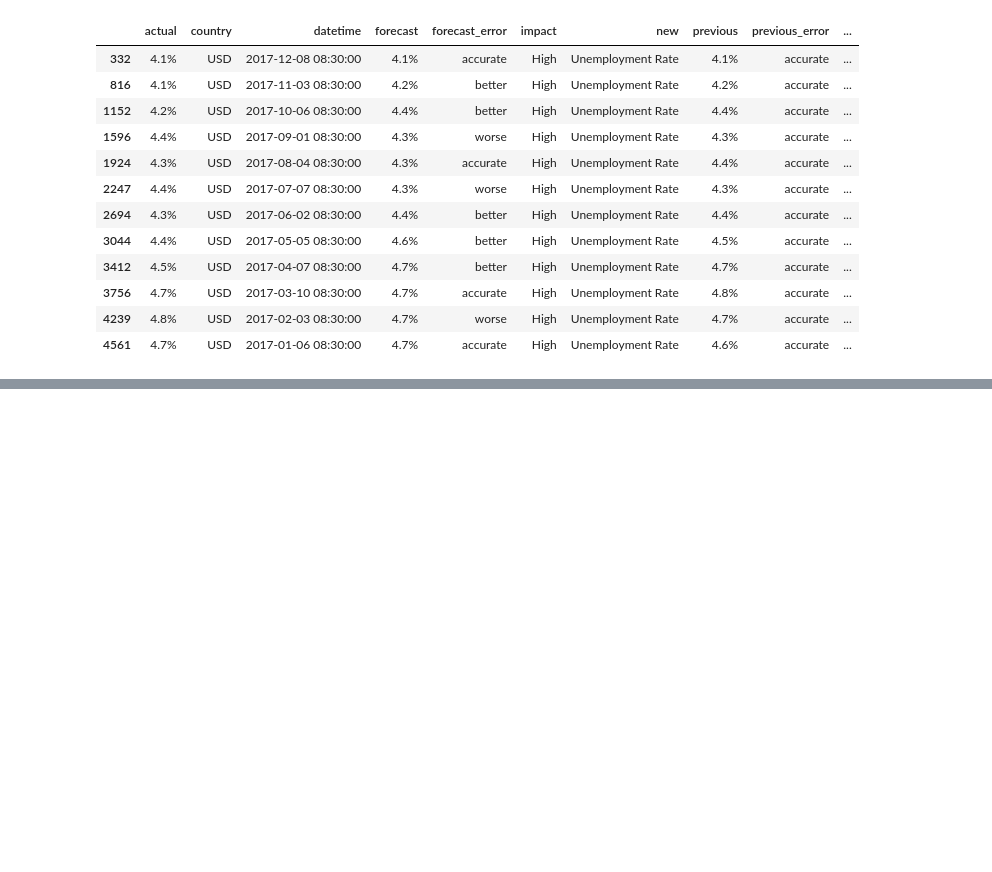
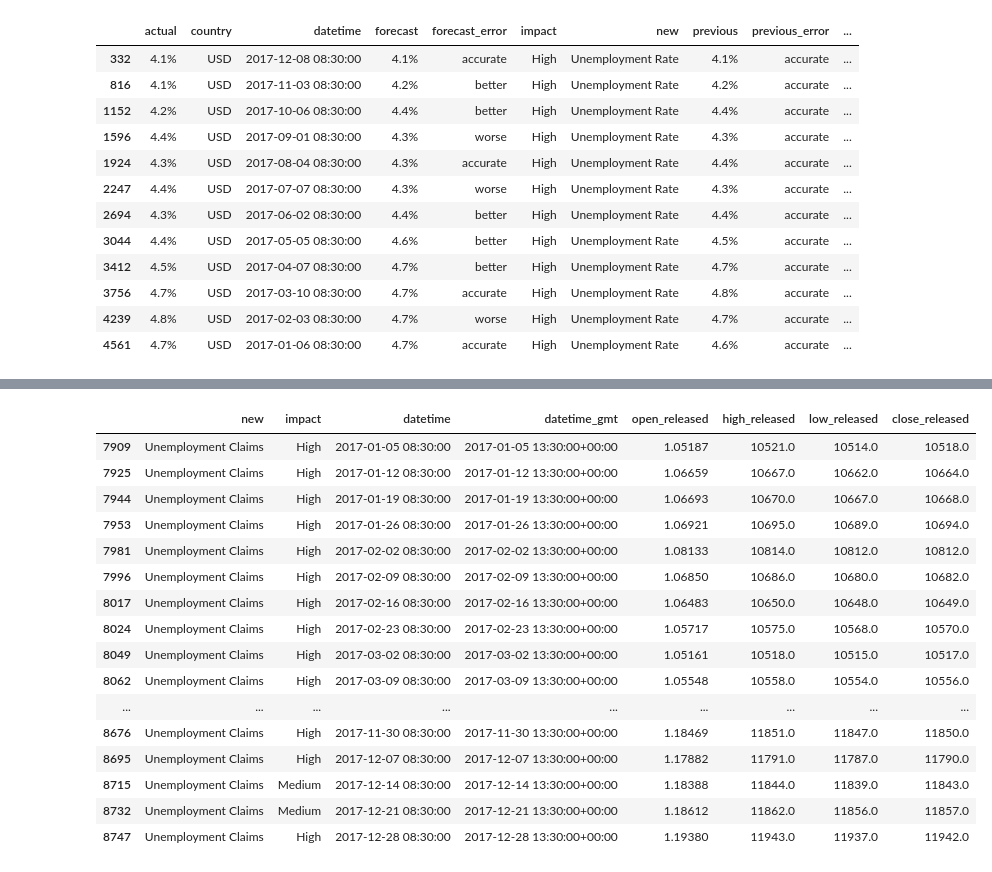
Before and after one commit to msanzsanz/PFM_EconomicNewsImpact, a Jupyter notebook: code/data_curation/data_familiarity.ipynb, the cells around one changed output, grey strips where cells are left out. Drawn from its saved outputs; the diff is of its cells as text; code cells hidden in the pictures; blank space fills up the shorter version.

```diff
--- a/code/data_curation/data_familiarity.ipynb
+++ b/code/data_curation/data_familiarity.ipynb
@@ -627,0 +420,20 @@ df[(df['new'] == 'Unemployment Rate') & (df['year'] == 2013)]
+# %%
+df[(df['new'] ==  'Unemployment Claims') & (df['year'] == 2017)][['new', 'impact','datetime','datetime_gmt', 'open_released','high_released','low_released','close_released']]
+# %% [output]
+|  | new | impact | datetime | datetime_gmt | open_released | high_released | low_released | close_released |
+| 7909 | Unemployment Claims | High | 2017-01-05 08:30:00 | 2017-01-05 13:30:00+00:00 | 1.05187 | 10521.0 | 10514.0 | 10518.0 |
+| 7925 | Unemployment Claims | High | 2017-01-12 08:30:00 | 2017-01-12 13:30:00+00:00 | 1.06659 | 10667.0 | 10662.0 | 10664.0 |
+| 7944 | Unemployment Claims | High | 2017-01-19 08:30:00 | 2017-01-19 13:30:00+00:00 | 1.06693 | 10670.0 | 10667.0 | 10668.0 |
+| 7953 | Unemployment Claims | High | 2017-01-26 08:30:00 | 2017-01-26 13:30:00+00:00 | 1.06921 | 10695.0 | 10689.0 | 10694.0 |
+| 7981 | Unemployment Claims | High | 2017-02-02 08:30:00 | 2017-02-02 13:30:00+00:00 | 1.08133 | 10814.0 | 10812.0 | 10812.0 |
+| 7996 | Unemployment Claims | High | 2017-02-09 08:30:00 | 2017-02-09 13:30:00+00:00 | 1.06850 | 10686.0 | 10680.0 | 10682.0 |
+| 8017 | Unemployment Claims | High | 2017-02-16 08:30:00 | 2017-02-16 13:30:00+00:00 | 1.06483 | 10650.0 | 10648.0 | 10649.0 |
+| 8024 | Unemployment Claims | High | 2017-02-23 08:30:00 | 2017-02-23 13:30:00+00:00 | 1.05717 | 10575.0 | 10568.0 | 10570.0 |
+| 8049 | Unemployment Claims | High | 2017-03-02 08:30:00 | 2017-03-02 13:30:00+00:00 | 1.05161 | 10518.0 | 10515.0 | 10517.0 |
+| 8062 | Unemployment Claims | High | 2017-03-09 08:30:00 | 2017-03-09 13:30:00+00:00 | 1.05548 | 10558.0 | 10554.0 | 10556.0 |
+| ... | ... | ... | ... | ... | ... | ... | ... | ... |
+| 8676 | Unemployment Claims | High | 2017-11-30 08:30:00 | 2017-11-30 13:30:00+00:00 | 1.18469 | 11851.0 | 11847.0 | 11850.0 |
+| 8695 | Unemployment Claims | High | 2017-12-07 08:30:00 | 2017-12-07 13:30:00+00:00 | 1.17882 | 11791.0 | 11787.0 | 11790.0 |
+| 8715 | Unemployment Claims | Medium | 2017-12-14 08:30:00 | 2017-12-14 13:30:00+00:00 | 1.18388 | 11844.0 | 11839.0 | 11843.0 |
+| 8732 | Unemployment Claims | Medium | 2017-12-21 08:30:00 | 2017-12-21 13:30:00+00:00 | 1.18612 | 11862.0 | 11856.0 | 11857.0 |
+| 8747 | Unemployment Claims | High | 2017-12-28 08:30:00 | 2017-12-28 13:30:00+00:00 | 1.19380 | 11943.0 | 11937.0 | 11942.0 |
```
Also changed, not shown: parts of 48 cells of this notebook, 52 other files.
